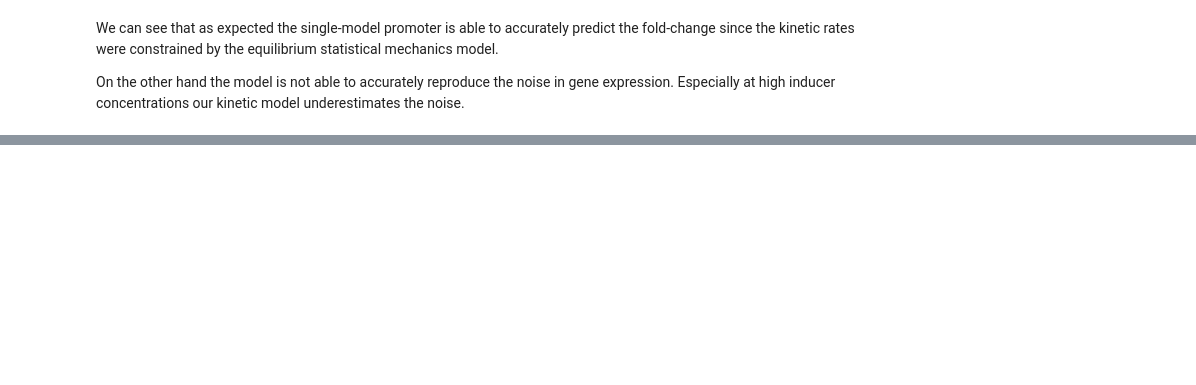
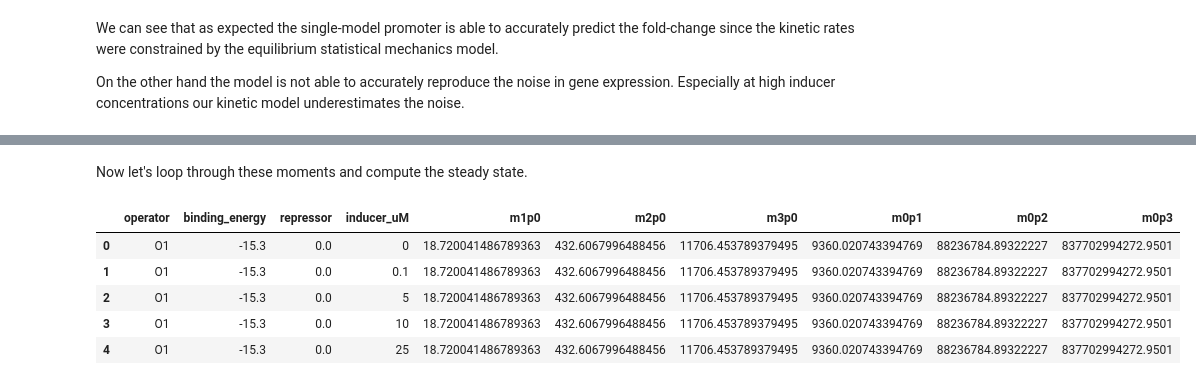
Before and after one commit to RPGroup-PBoC/chann_cap, a Jupyter notebook: src/theory/chemical_master_steady_state_moments_general.ipynb, the cells around one changed output, grey strips where cells are left out. Saved outputs shown, nothing was run; the diff lists cells and outputs as text; code cells hidden in the pictures; blank space fills up the shorter version.

```diff
--- a/src/theory/chemical_master_steady_state_moments_general.ipynb
+++ b/src/theory/chemical_master_steady_state_moments_general.ipynb
@@ -1793,0 +1836,79 @@ On the other hand the model is not able to accurately reproduce the noise in gen
+# %%
+# Define experimental concentrations in µM
+inducer = [0, 0.1, 5, 10, 25, 50, 75, 100, 250, 500, 1000, 5000] # µM
+
+# Define repressor copy numebers
+repressors = np.logspace(0, np.log10(2000), 50)
+repressors = np.unique(repressors.round(0))
+
+# Include repressor copy numbers for experimentally available strains
+rep = [0, 22, 60, 124, 260, 1220, 1740]
+# Add them to list
+repressors =  np.sort(np.concatenate([repressors, rep]))
+
+# Define operators and energies
+operators = ['O1', 'O2', 'O3']
+energies = [-15.3, -13.9, -9.7]
+op_dict = dict(zip(operators, energies))
+
+# Generate list of all operator, repressor and inducer concentrations
+var =  [t for t in itertools.product(*[operators, repressors, inducer])]
+# %% [markdown]
+Now let's loop through these moments and compute the steady state.
+# %%
+# Define moments for inferences
+expo_reg = [(1,0), (2,0), (3,0), (0,1), (0,2), (0,3)]
+
+# List names of columns for data frame
+names = ['operator', 'binding_energy', 'repressor', 'inducer_uM']
+names = names + ['m' + str(m[0]) + 'p' + str(m[1]) for m in expo_reg]
+
+# Initialize DataFrame to save constraints
+df_constraints = pd.DataFrame([], columns=names)
+
+# Define function for parallel computation
+for i, param in  enumerate(var):
+    # Extract variables
+    op = param[0]  #operator
+    eRA = op_dict[op]  # binding energy
+    rep = param[1]  # repressors
+    iptg = param[2]  # inducer
+
+    # Calculate the repressor on rate including the MWC model
+    kr_on = ko * rep * ccutils.model.p_act(iptg, ka, ki, epsilon)
+
+    # Compute the repressor off-rate based on the on-rate and
+    # the binding energy
+    kr_off = ccutils.model.kr_off_fun(eRA, ko, kp_on, kp_off,
+                                  Nns, Vcell)
+
+    # Collect parameters into a single array to feed to the function
+    par_reg = [kr_on, kr_off, kp_on, kp_off, rm, gm, rp, gp]
+
+    # Initialize list to save moments
+    mom_list = list()
+
+    # Loop through moments
+    for expo in expo_reg:
+        # Compute moment
+        mom_list.append(mom_reg_dict[expo](*par_reg))
+
+
+    # Save results into series in order to append it to data frame
+    s = pd.Series([op, eRA, rep, iptg] + mom_list,
+                   index=names)
+
+    # Append result
+    df_constraints = df_constraints.append(s, ignore_index=True)
+
+df_constraints.to_csv(datadir + 'MaxEnt_single_prom_constraints.csv',
+              index=False)
+
+df_constraints.head()
+# %% [output]
+|  | operator | binding_energy | repressor | inducer_uM | m1p0 | m2p0 | m3p0 | m0p1 | m0p2 | m0p3 |
+| 0 | O1 | -15.3 | 0.0 | 0 | 18.720041486789363 | 432.6067996488456 | 11706.453789379495 | 9360.020743394769 | 88236784.89322227 | 837702994272.9501 |
+| 1 | O1 | -15.3 | 0.0 | 0.1 | 18.720041486789363 | 432.6067996488456 | 11706.453789379495 | 9360.020743394769 | 88236784.89322227 | 837702994272.9501 |
+| 2 | O1 | -15.3 | 0.0 | 5 | 18.720041486789363 | 432.6067996488456 | 11706.453789379495 | 9360.020743394769 | 88236784.89322227 | 837702994272.9501 |
+| 3 | O1 | -15.3 | 0.0 | 10 | 18.720041486789363 | 432.6067996488456 | 11706.453789379495 | 9360.020743394769 | 88236784.89322227 | 837702994272.9501 |
+| 4 | O1 | -15.3 | 0.0 | 25 | 18.720041486789363 | 432.6067996488456 | 11706.453789379495 | 9360.020743394769 | 88236784.89322227 | 837702994272.9501 |
```
Also changed, not shown: parts of 25 cells of this notebook.
